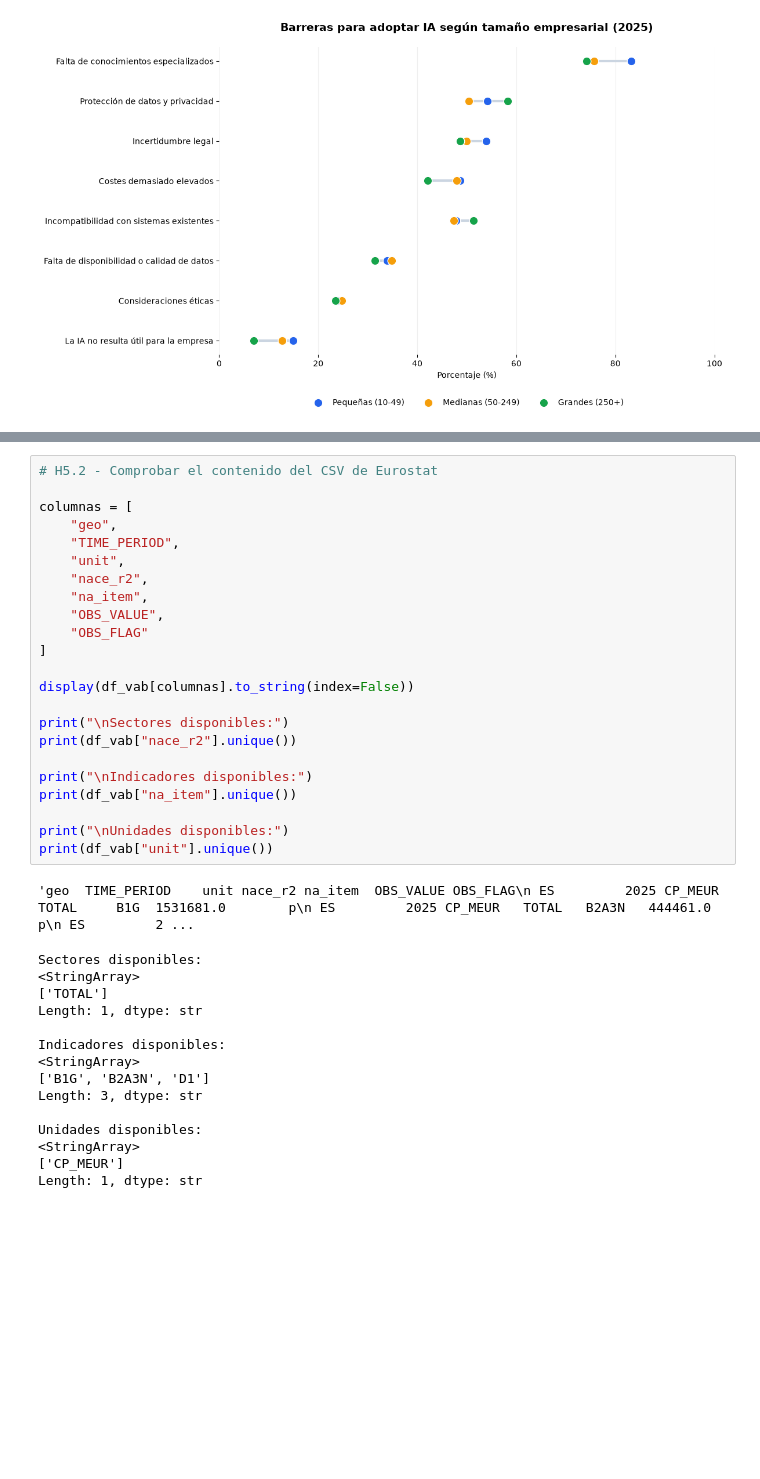
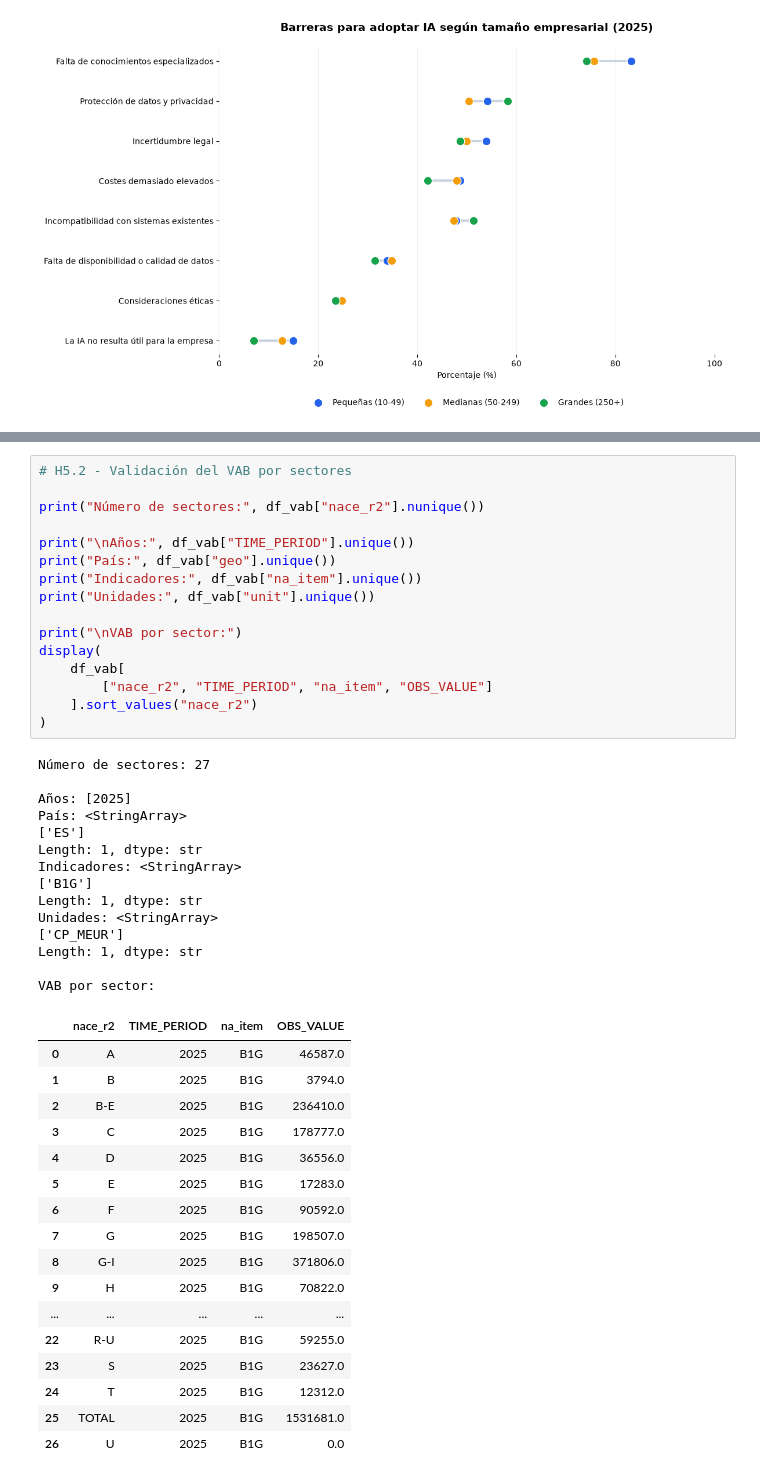
Before and after one commit to sarave-coder/EDA_IA_PRODUCTIVIDAD_ESPANA, a Jupyter notebook: src/borrador_main.ipynb, the cells around one changed output, grey strips where cells are left out. Cells and saved outputs as stored; diff of their text form; blank space fills up the shorter version.

```diff
--- a/src/main.ipynb
+++ b/src/borrador_main.ipynb
@@ -2301,39 +2304,48 @@ memory usage: 636.0 bytes
 # %%
-# H5.2 - Comprobar el contenido del CSV de Eurostat
+# H5.2 - Validación del VAB por sectores
 
-columnas = [
-    "geo",
-    "TIME_PERIOD",
-    "unit",
-    "nace_r2",
-    "na_item",
-    "OBS_VALUE",
-    "OBS_FLAG"
-]
+print("Número de sectores:", df_vab["nace_r2"].nunique())
 
-display(df_vab[columnas].to_string(index=False))
+print("\nAños:", df_vab["TIME_PERIOD"].unique())
+print("País:", df_vab["geo"].unique())
+print("Indicadores:", df_vab["na_item"].unique())
+print("Unidades:", df_vab["unit"].unique())
 
-print("\nSectores disponibles:")
-print(df_vab["nace_r2"].unique())
-
-print("\nIndicadores disponibles:")
-print(df_vab["na_item"].unique())
-
-print("\nUnidades disponibles:")
-print(df_vab["unit"].unique())
+print("\nVAB por sector:")
+display(
+    df_vab[
+        ["nace_r2", "TIME_PERIOD", "na_item", "OBS_VALUE"]
+    ].sort_values("nace_r2")
+)
 # %% [output]
-'geo  TIME_PERIOD    unit nace_r2 na_item  OBS_VALUE OBS_FLAG\n ES         2025 CP_MEUR   TOTAL     B1G  1531681.0        p\n ES         2025 CP_MEUR   TOTAL   B2A3N   444461.0        p\n ES         2 ...
+Número de sectores: 27
+
+Años: [2025]
+País: <StringArray>
+['ES']
+Length: 1, dtype: str
+Indicadores: <StringArray>
+['B1G']
+Length: 1, dtype: str
+Unidades: <StringArray>
+['CP_MEUR']
+Length: 1, dtype: str
+
+VAB por sector:
-Sectores disponibles:
-<StringArray>
-['TOTAL']
-Length: 1, dtype: str
-
-Indicadores disponibles:
-<StringArray>
-['B1G', 'B2A3N', 'D1']
-Length: 3, dtype: str
-
-Unidades disponibles:
-<StringArray>
-['CP_MEUR']
-Length: 1, dtype: str
+|  | nace_r2 | TIME_PERIOD | na_item | OBS_VALUE |
+| 0 | A | 2025 | B1G | 46587.0 |
+| 1 | B | 2025 | B1G | 3794.0 |
+| 2 | B-E | 2025 | B1G | 236410.0 |
+| 3 | C | 2025 | B1G | 178777.0 |
+| 4 | D | 2025 | B1G | 36556.0 |
+| 5 | E | 2025 | B1G | 17283.0 |
+| 6 | F | 2025 | B1G | 90592.0 |
+| 7 | G | 2025 | B1G | 198507.0 |
+| 8 | G-I | 2025 | B1G | 371806.0 |
+| 9 | H | 2025 | B1G | 70822.0 |
+| ... | ... | ... | ... | ... |
+| 22 | R-U | 2025 | B1G | 59255.0 |
+| 23 | S | 2025 | B1G | 23627.0 |
+| 24 | T | 2025 | B1G | 12312.0 |
+| 25 | TOTAL | 2025 | B1G | 1531681.0 |
+| 26 | U | 2025 | B1G | 0.0 |
```
Also changed, not shown: parts of 8 cells of this notebook, 2 other files.
